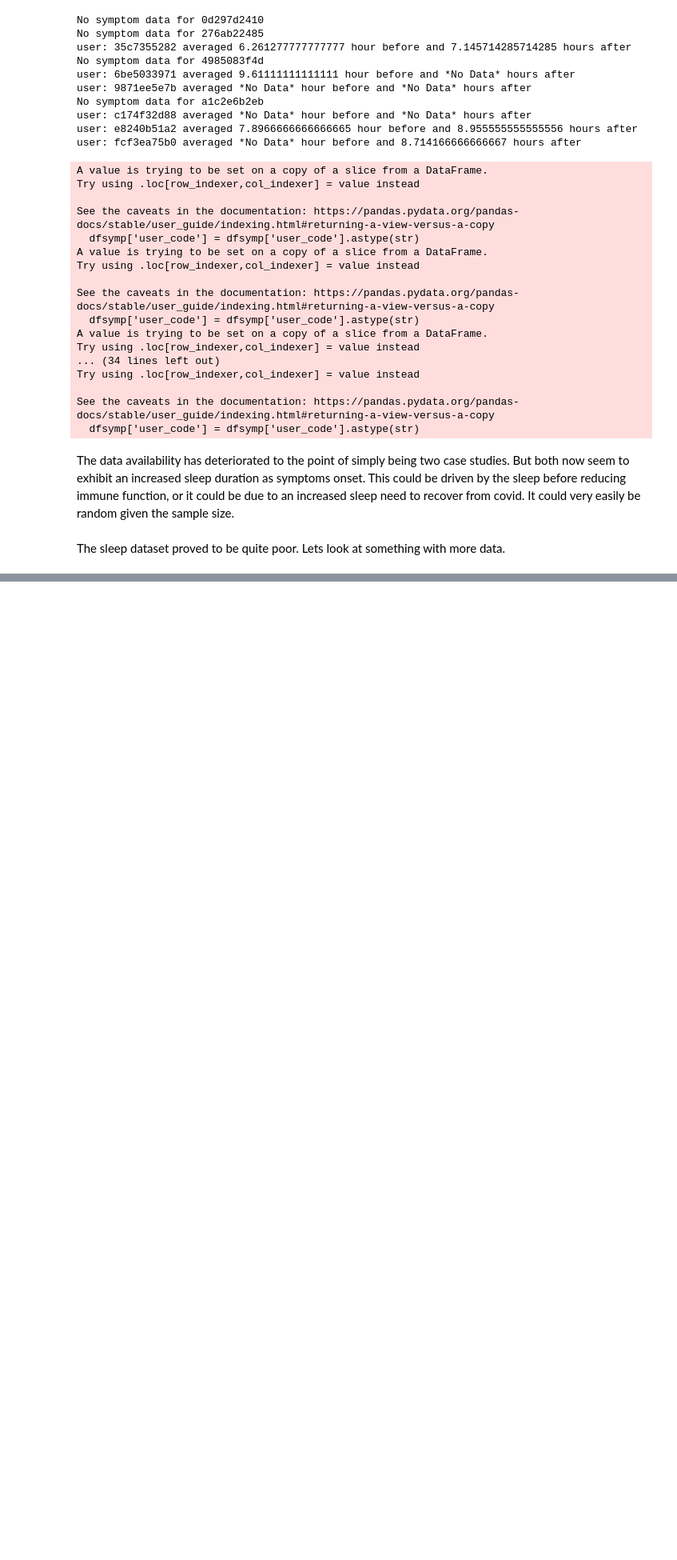
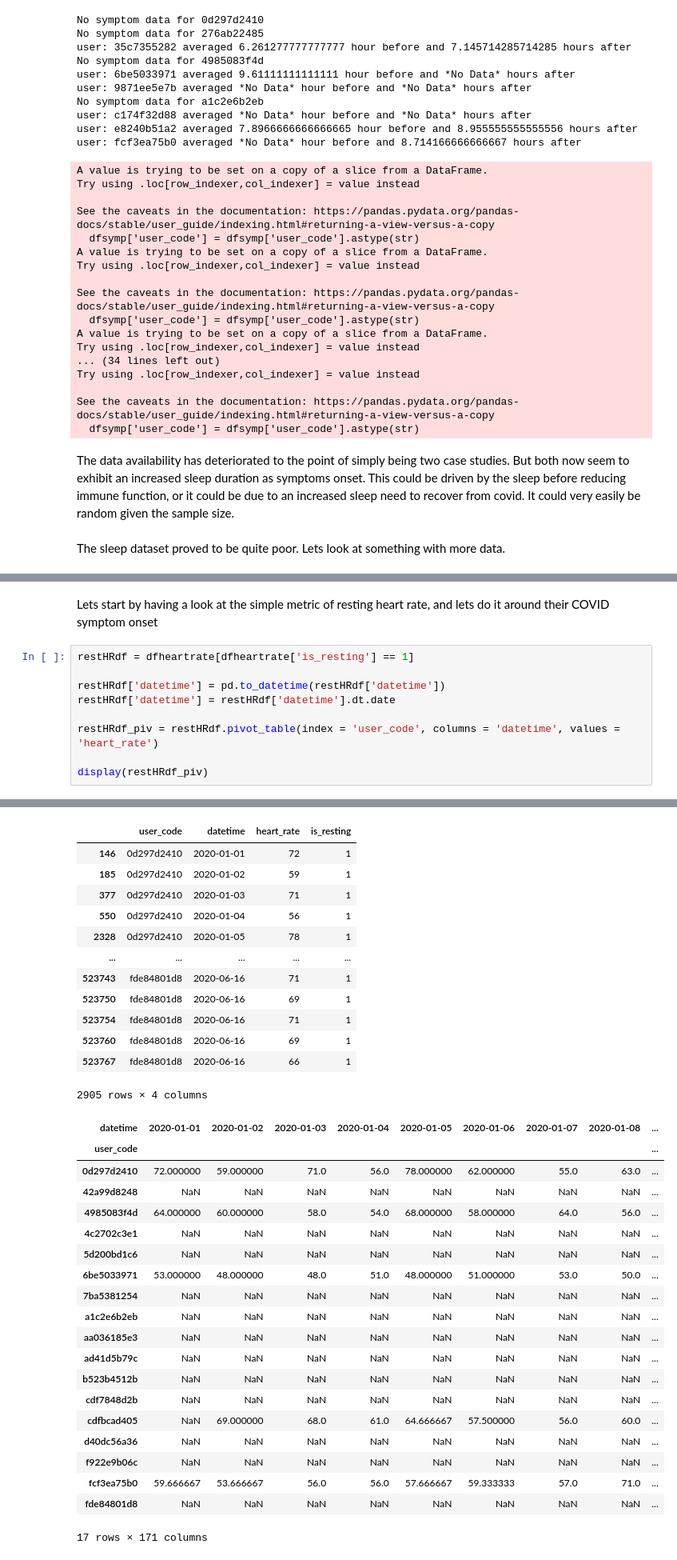
Before and after one commit to AIPI510/aipi510-fall24, a Jupyter notebook: SB_data_interrogation.ipynb, the cells around one changed output, grey strips where cells are left out. Shown at 80% size. Cells and saved outputs as stored; diff of their text form; blank space fills up the shorter version.

```diff
--- a/SB_data_interrogation.ipynb
+++ b/SB_data_interrogation.ipynb
@@ -268,0 +304,12 @@ The sleep dataset proved to be quite poor. Lets look at something with more data
+# %% [markdown]
+Lets start by having a look at the simple metric of resting heart rate, and lets do it around their COVID symptom onset
+# %%
+restHRdf = dfheartrate[dfheartrate['is_resting'] == 1]
+
+restHRdf['datetime'] = pd.to_datetime(restHRdf['datetime'])
+restHRdf['datetime'] = restHRdf['datetime'].dt.date
+
+restHRdf_piv = restHRdf.pivot_table(index = 'user_code', columns = 'datetime', values = 'heart_rate')
+
+display(restHRdf_piv)
+# %% [output]
@@ -268,0 +326,33 @@ The sleep dataset proved to be quite poor. Lets look at something with more data
+|  | user_code | datetime | heart_rate | is_resting |
+| 146 | 0d297d2410 | 2020-01-01 | 72 | 1 |
+| 185 | 0d297d2410 | 2020-01-02 | 59 | 1 |
+| 377 | 0d297d2410 | 2020-01-03 | 71 | 1 |
+| 550 | 0d297d2410 | 2020-01-04 | 56 | 1 |
+| 2328 | 0d297d2410 | 2020-01-05 | 78 | 1 |
+| ... | ... | ... | ... | ... |
+| 523743 | fde84801d8 | 2020-06-16 | 71 | 1 |
+| 523750 | fde84801d8 | 2020-06-16 | 69 | 1 |
+| 523754 | fde84801d8 | 2020-06-16 | 71 | 1 |
+| 523760 | fde84801d8 | 2020-06-16 | 69 | 1 |
+| 523767 | fde84801d8 | 2020-06-16 | 66 | 1 |
+2905 rows × 4 columns
+| datetime | 2020-01-01 | 2020-01-02 | 2020-01-03 | 2020-01-04 | 2020-01-05 | 2020-01-06 | 2020-01-07 | 2020-01-08 | ... |
+| user_code |  |  |  |  |  |  |  |  | ... |
+| 0d297d2410 | 72.000000 | 59.000000 | 71.0 | 56.0 | 78.000000 | 62.000000 | 55.0 | 63.0 | ... |
+| 42a99d8248 | NaN | NaN | NaN | NaN | NaN | NaN | NaN | NaN | ... |
+| 4985083f4d | 64.000000 | 60.000000 | 58.0 | 54.0 | 68.000000 | 58.000000 | 64.0 | 56.0 | ... |
+| 4c2702c3e1 | NaN | NaN | NaN | NaN | NaN | NaN | NaN | NaN | ... |
+| 5d200bd1c6 | NaN | NaN | NaN | NaN | NaN | NaN | NaN | NaN | ... |
+| 6be5033971 | 53.000000 | 48.000000 | 48.0 | 51.0 | 48.000000 | 51.000000 | 53.0 | 50.0 | ... |
+| 7ba5381254 | NaN | NaN | NaN | NaN | NaN | NaN | NaN | NaN | ... |
+| a1c2e6b2eb | NaN | NaN | NaN | NaN | NaN | NaN | NaN | NaN | ... |
+| aa036185e3 | NaN | NaN | NaN | NaN | NaN | NaN | NaN | NaN | ... |
+| ad41d5b79c | NaN | NaN | NaN | NaN | NaN | NaN | NaN | NaN | ... |
+| b523b4512b | NaN | NaN | NaN | NaN | NaN | NaN | NaN | NaN | ... |
+| cdf7848d2b | NaN | NaN | NaN | NaN | NaN | NaN | NaN | NaN | ... |
+| cdfbcad405 | NaN | 69.000000 | 68.0 | 61.0 | 64.666667 | 57.500000 | 56.0 | 60.0 | ... |
+| d40dc56a36 | NaN | NaN | NaN | NaN | NaN | NaN | NaN | NaN | ... |
+| f922e9b06c | NaN | NaN | NaN | NaN | NaN | NaN | NaN | NaN | ... |
+| fcf3ea75b0 | 59.666667 | 53.666667 | 56.0 | 56.0 | 57.666667 | 59.333333 | 57.0 | 71.0 | ... |
+| fde84801d8 | NaN | NaN | NaN | NaN | NaN | NaN | NaN | NaN | ... |
+17 rows × 171 columns
```
Also changed, not shown: parts of 5 cells of this notebook.
